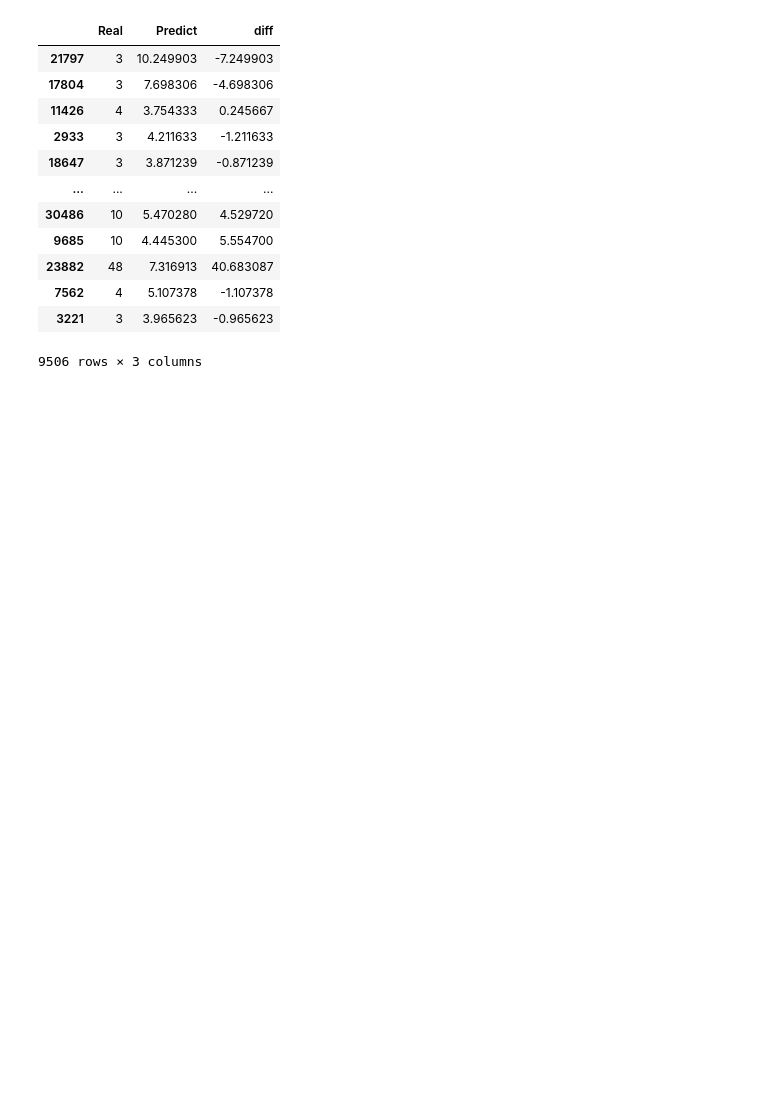
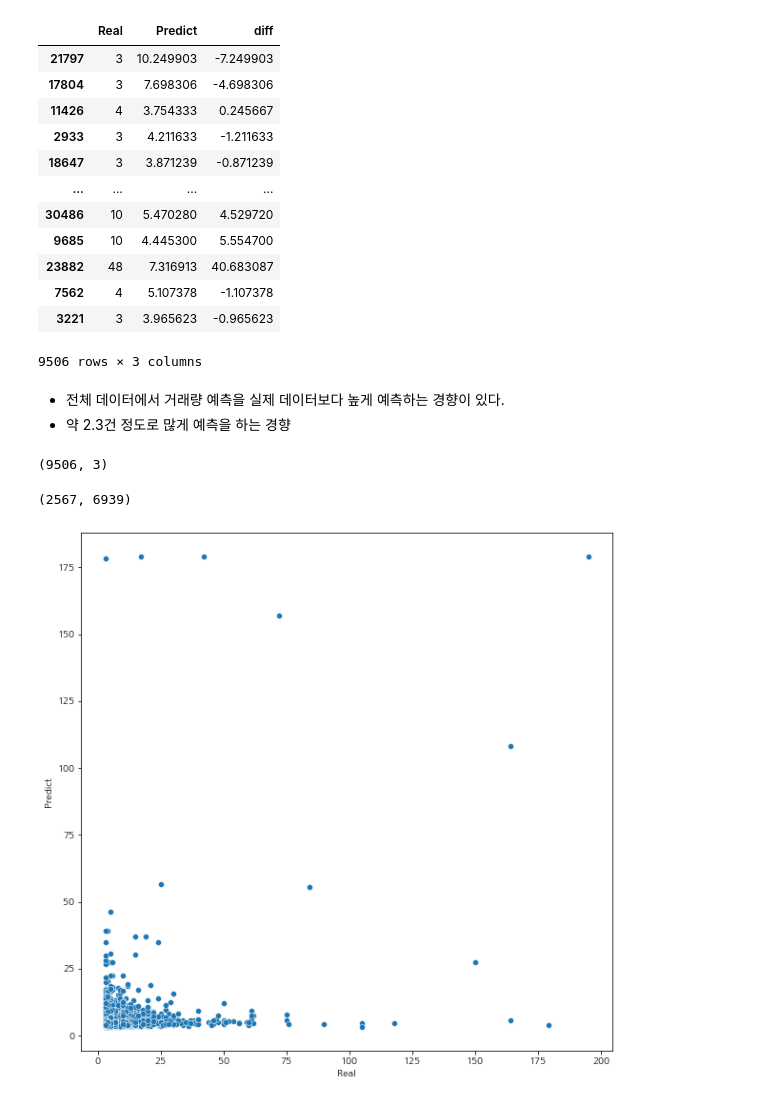
Before and after one commit to seonydg/ml-regression-logistics-distribution-forecast, a Jupyter notebook: Logistics Distribution Forecast Regression Analysis.ipynb, the cells around one changed output. Saved outputs shown, nothing was run; the diff lists cells and outputs as text; code cells hidden in the pictures; blank space fills up the shorter version.

```diff
--- a/Logistics Distribution Forecast Regression Analysis.ipynb
+++ b/Logistics Distribution Forecast Regression Analysis.ipynb
@@ -832,3 +832,20 @@ result
 | 7562 | 4 | 5.107378 | -1.107378 |
 | 3221 | 3 | 3.965623 | -0.965623 |
 9506 rows × 3 columns
+# %% [markdown]
+- 전체 데이터에서 거래량 예측을 실제 데이터보다 높게 예측하는 경향이 있다.
+- 약 2.3건 정도로 많게 예측을 하는 경향
+# %%
+result.shape
+# %% [output]
+(9506, 3)
+# %%
+sum(result['diff'] > 0), sum(result['diff'] < 0)
+# %% [output]
+(2567, 6939)
+# %%
+sns.scatterplot(result['Real'], result['Predict'])
+plt.gcf().set_size_inches(10, 10)
+plt.show()
+# %% [output]
+[figure, added]
```
Also changed, not shown: parts of 8 cells of this notebook.
